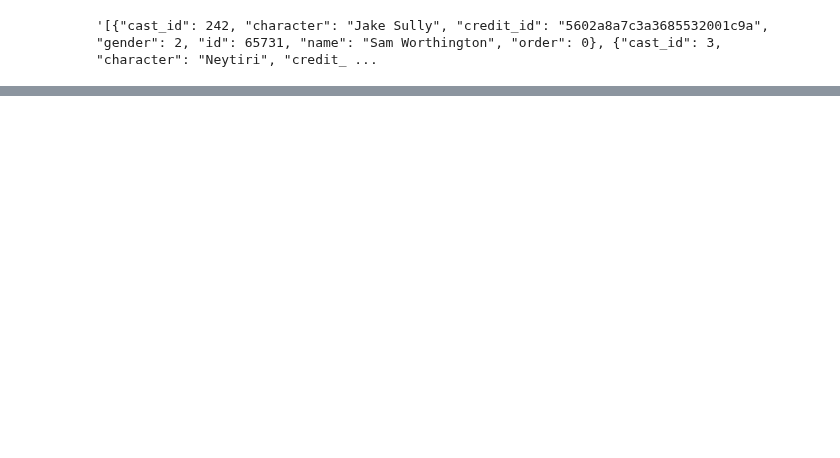
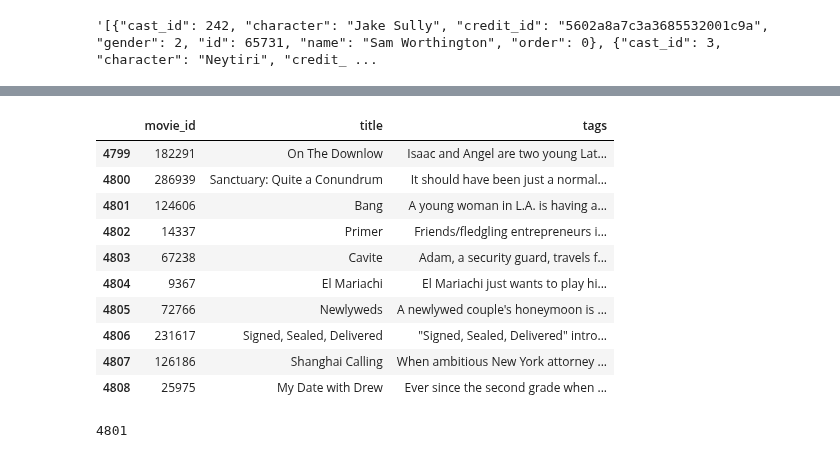
Before and after one commit to ardranijesh/Data-science-study, a Jupyter notebook: Project/Recommender System/Recommender System.ipynb, the cells around one changed output, grey strips where cells are left out. Saved outputs shown, nothing was run; the diff lists cells and outputs as text; code cells hidden in the pictures; blank space fills up the shorter version.

```diff
--- a/Project/Recommender System/Recommender System.ipynb
+++ b/Project/Recommender System/Recommender System.ipynb
@@ -259,0 +280,2 @@ movies.drop(columns='crew', inplace=True)
+# %%
+movies['overview'] = movies['overview'].apply(lambda x:x.split())
@@ -259,0 +308,4 @@ movies.drop(columns='crew', inplace=True)
+# %%
+# make one columns basis overview, genres, keywords, cast and crew
+
+movies['tags'] = movies['overview'] + movies['genres'] + movies['keywords'] + movies['cast'] + movies['Direction']
@@ -259,0 +321,2 @@ movies.drop(columns='crew', inplace=True)
+# %%
+new = movies.drop(columns=['overview','genres','keywords','cast','Direction'])
@@ -259,0 +332,2 @@ movies.drop(columns='crew', inplace=True)
+# %%
+new['tags'] = new['tags'].apply(lambda x: " ".join(x))
@@ -259,0 +376,18 @@ movies.drop(columns='crew', inplace=True)
+# %%
+new.tail(10)
+# %% [output]
+|  | movie_id | title | tags |
+| 4799 | 182291 | On The Downlow | Isaac and Angel are two young Lat... |
+| 4800 | 286939 | Sanctuary: Quite a Conundrum | It should have been just a normal... |
+| 4801 | 124606 | Bang | A young woman in L.A. is having a... |
+| 4802 | 14337 | Primer | Friends/fledgling entrepreneurs i... |
+| 4803 | 67238 | Cavite | Adam, a security guard, travels f... |
+| 4804 | 9367 | El Mariachi | El Mariachi just wants to play hi... |
+| 4805 | 72766 | Newlyweds | A newlywed couple's honeymoon is ... |
+| 4806 | 231617 | Signed, Sealed, Delivered | "Signed, Sealed, Delivered" intro... |
+| 4807 | 126186 | Shanghai Calling | When ambitious New York attorney ... |
+| 4808 | 25975 | My Date with Drew | Ever since the second grade when ... |
+# %%
+new[new['title']=='Bang'].index[0]
+# %% [output]
+4801
```
Also changed, not shown: parts of 11 cells of this notebook.
